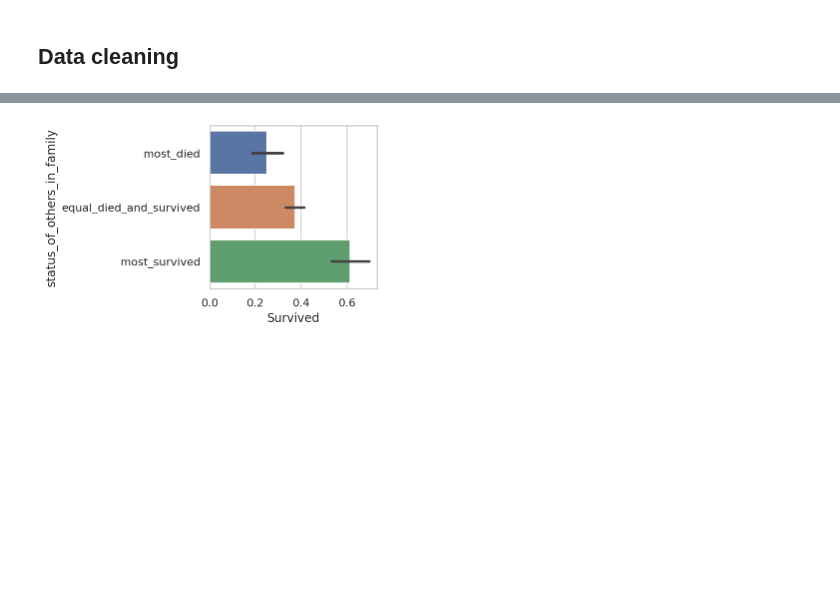
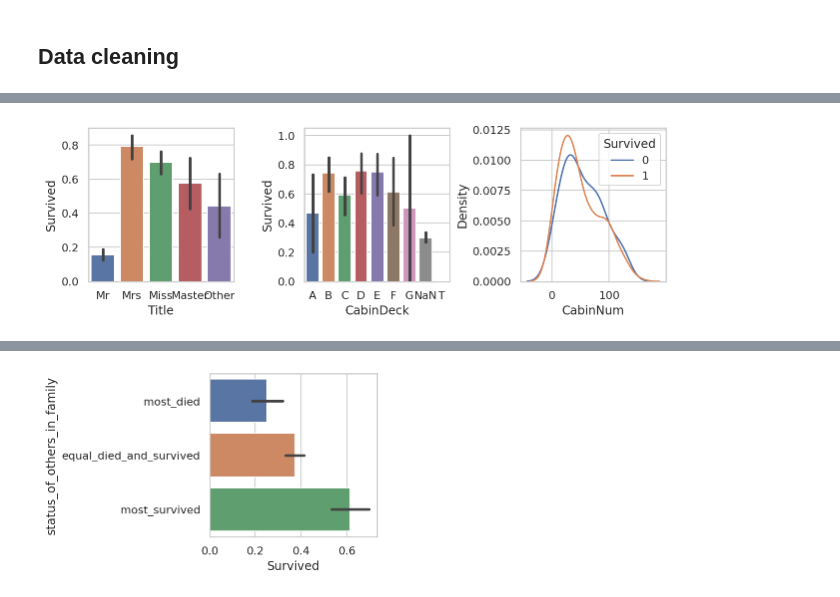
Before and after one commit to dwitvliet/kaggle-titanic, a Jupyter notebook: kaggle-titanic.ipynb, the cells around one changed output, grey strips where cells are left out. Saved outputs shown, nothing was run; the diff lists cells and outputs as text; code cells hidden in the pictures; blank space fills up the shorter version.

Commit message:
Cleaned up section on extracting data from complex columns

```diff
--- a/kaggle-titanic.ipynb
+++ b/kaggle-titanic.ipynb
@@ -221,13 +215,0 @@ Some ticket numbers include letters indicative of port of entry, ticket class, a
-# %%
-train = train.replace(
-    'Rothes, the Countess. of (Lucy Noel Martha Dyer-Edwards)',
-    'Dyer-Edwards, Countess. Lucy Noel Martha'
-)
-for df in (train, test):
-    extracted = df['Name'].str.extract(r"^(.+?),\s(\w+)\.([\w\s]+)") \
-        .rename({0: 'last_name', 1: 'title', 2: 'first_name'}, axis=1)
-    for col in extracted:
-        df[col] = extracted[col]
-    df.loc[~df['title'].isin(['Mr', 'Mrs', 'Miss', 'Master']), 'title'] = 'Other'
-
-sns.barplot(data=train, y='title', x='Survived');
@@ -235,0 +225,32 @@ sns.barplot(data=train, y='title', x='Survived');
+# %%
+# Fix the one name that is in a different format from the rest.
+train = train.replace(
+    'Rothes, the Countess. of (Lucy Noel Martha Dyer-Edwards)',
+    'Dyer-Edwards, Countess. Lucy Noel Martha'
+)
+
+# Iterate over both train and test datasets.
+for df in (train, test):
+
+    # Extract title and last name.
+    extracted = df['Name'].str.extract(r"^(.+?),\s(\w+)\.")
+    df['LastName'] = extracted[0]
+    df['Title'] = extracted[1]
+
+    # Replace infrequent titles with 'Other'
+    df.loc[~df['Title'].isin(['Mr', 'Mrs', 'Miss', 'Master']), 'Title'] = 'Other'
+
+    # Extract cabin deck and number.
+    train['CabinDeck'] = train['Cabin'].str.slice(0, 1).fillna('NaN')
+    train['CabinNum'] = train['Cabin'].str.extract(r'(\d+)$').astype(float)
+
+# Plot extracted values.
+fig, axes = plt.subplots(1, 3, figsize=(9, 3))
+sns.barplot(data=train, x='Title', y='Survived', ax=axes[0])
+sns.barplot(data=train, x='CabinDeck', y='Survived', ax=axes[1], order=sorted(train['CabinDeck'].unique()))
+sns.kdeplot(data=train[train['Survived'] == 0], x='CabinNum', label='0', ax=axes[2])
+sns.kdeplot(data=train[train['Survived'] == 1], x='CabinNum', label='1', ax=axes[2])
+axes[2].legend(title='Survived')
+plt.tight_layout()
+# %% [output]
+[figure, added]
```
Also changed, not shown: parts of 8 cells of this notebook.
